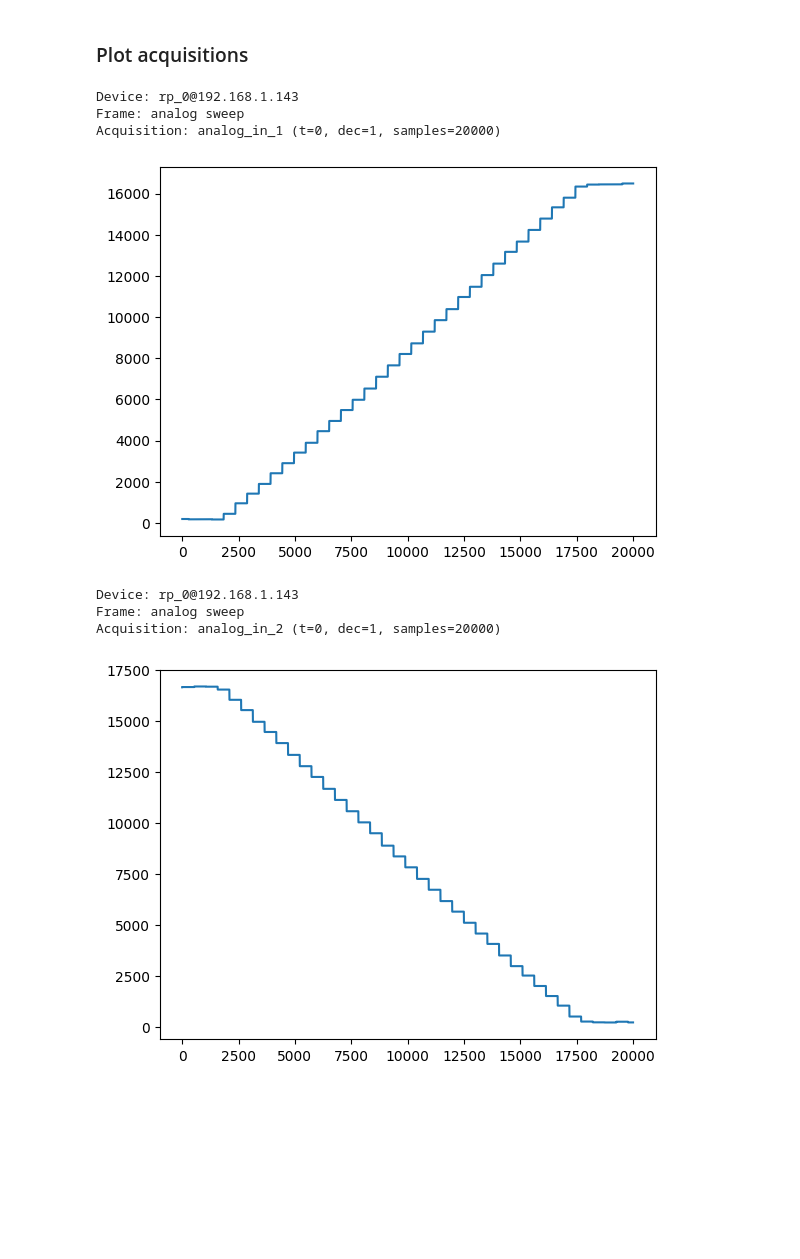
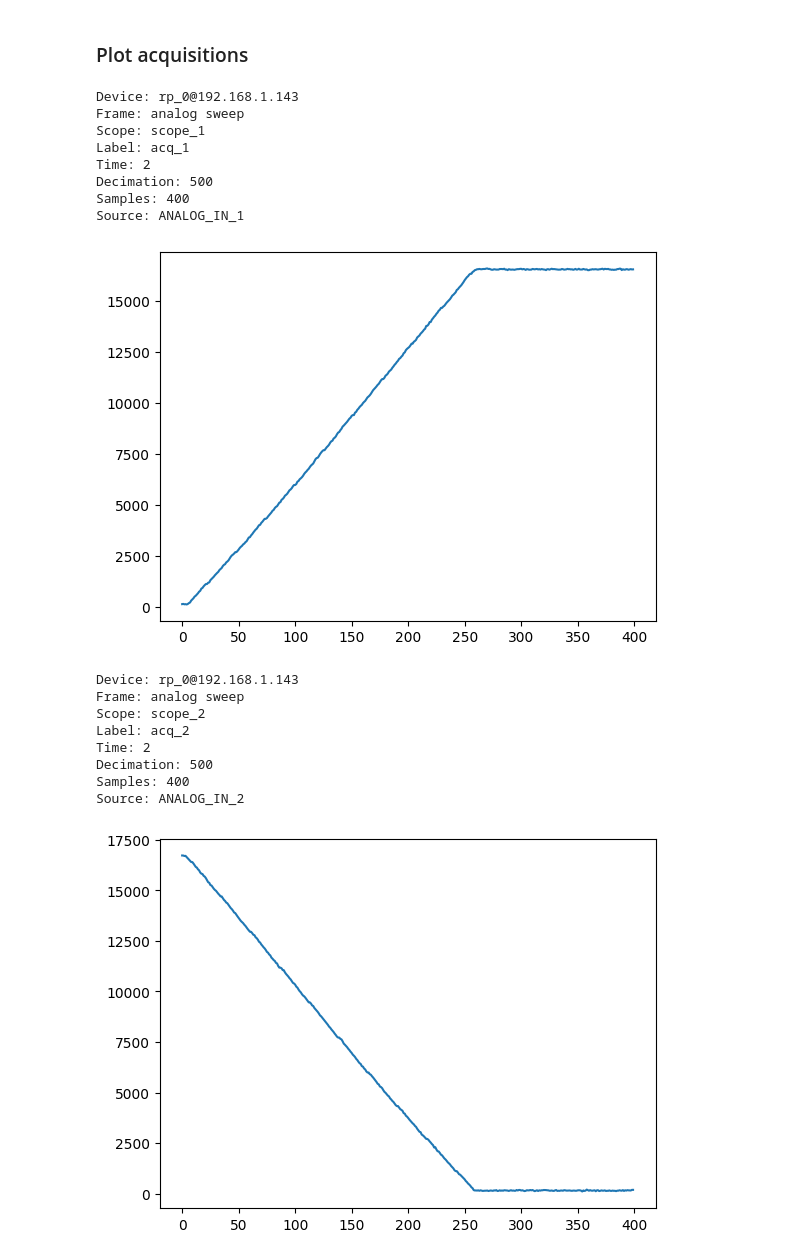
Before and after one commit to dspsandbox/Redpitaya-IO-Sync, a Jupyter notebook: example/analog_in_out.ipynb, the cells around one changed output. Saved outputs shown, nothing was run; the diff lists cells and outputs as text; code cells hidden in the pictures; blank space fills up the shorter version.

```diff
--- a/example/analog_in_out.ipynb
+++ b/example/analog_in_out.ipynb
@@ -9,7 +9,7 @@ from redpitaya_io_sync.io.scope import ScopeSource
 # %% [markdown]
 ### Device instances
 # %%
-rp_0 = Rp_125_14_Z7010(ip="192.168.1.143", label="rp_0")
+rp_0 = Rp_125_14_Z7010(ip="192.168.1.143", label="rp_0", force=True)
 # %% [markdown]
 ### IO Sequences & IO Frames instances
 # %%
@@ -19,31 +19,31 @@ fr_1 = IoSyncFrame(device_type=Rp_125_14_Z7010, trig=None)
 # %% [markdown]
 ### Frame definitions
 # %%
-#FRAME O (config)
+#FRAME O (initialization)
 fr_0.reset()
-fr_0.scope_1.source(ScopeSource.ANALOG_IN_1)
-fr_0.scope_2.source(ScopeSource.ANALOG_IN_2)
-fr_0.scope_1.decimation(1)
-fr_0.scope_2.decimation(1)
+
 fr_0.analog_out_1.duty_cycle(0)
 fr_0.analog_out_2.duty_cycle(1)
-fr_0.wait(10000)
+fr_0.delay(10000)
 
 #FRAME 1 (PWM sweep)
 fr_1.reset()
-fr_1.scope_1.acquire(20000, label="analog_in_1")
-fr_1.scope_2.acquire(20000, label="analog_in_2")
-fr_1.wait(1000)
-for i in range(128):
-    fr_1.analog_out_1.duty_cycle(i/128)
-    fr_1.analog_out_2.duty_cycle(1 - i/128)
-    fr_1.rsync()
-    fr_1.wait(125)
+fr_1.scope_1.source(ScopeSource.ANALOG_IN_1)
+fr_1.scope_2.source(ScopeSource.ANALOG_IN_2)
+fr_1.scope_1.decimation(500) # 250kSa/s
+fr_1.scope_2.decimation(500) # 250kSa/s
+fr_1.scope_1.acquire(400, label="acq_1")
+fr_1.scope_2.acquire(400, label="acq_2")
+fr_1.delay(1000)
+fr_1.set_time_increment(500) # 250kSa/s
+for i in range(256):
+    fr_1.analog_out_1.duty_cycle(i/256)
+    fr_1.analog_out_2.duty_cycle(1 - i/256)
 # %% [markdown]
 ### Sequence definition
 # %%
 seq.reset()
-seq.add_frame(frame=fr_0, device=rp_0, label="config")
+seq.add_frame(frame=fr_0, device=rp_0, label="init")
 seq.add_frame(frame=fr_1, device=rp_0, label="analog sweep")
 
 print(seq.sequence_description())
@@ -92,26 +92,42 @@ seq.stop()
 # %%
 scope_dict = seq.get_scope()
 
 for device_id in scope_dict.keys():
     for frame_label in scope_dict[device_id].keys():
         for scope_label in scope_dict[device_id][frame_label].keys():
             for acq_label in scope_dict[device_id][frame_label][scope_label].keys():
                 t = scope_dict[device_id][frame_label][scope_label][acq_label]["t"]
                 dec = scope_dict[device_id][frame_label][scope_label][acq_label]["dec"]
                 samples = scope_dict[device_id][frame_label][scope_label][acq_label]["samples"]
+                src = scope_dict[device_id][frame_label][scope_label][acq_label]["src"]
                 data = scope_dict[device_id][frame_label][scope_label][acq_label]["data"]
                 print(f"Device: {device_id}")
                 print(f"Frame: {frame_label}")
-                print(f"Acquisition: {acq_label} (t={t}, dec={dec}, samples={samples})")
+                print(f"Scope: {scope_label}")
+                print(f"Label: {acq_label}")
+                print(f"Time: {t}")
+                print(f"Decimation: {dec}")
+                print(f"Samples: {samples}")
+                print(f"Source: {src}")
                 plt.figure()
                 plt.plot(data)
                 plt.show()
 # %% [output]
 Device: rp_0@192.168.1.143
 Frame: analog sweep
-Acquisition: analog_in_1 (t=0, dec=1, samples=20000)
+Scope: scope_1
+Label: acq_1
+Time: 2
+Decimation: 500
+Samples: 400
+Source: ANALOG_IN_1
-[figure, old version]
+[figure, new version]
 Device: rp_0@192.168.1.143
 Frame: analog sweep
-Acquisition: analog_in_2 (t=0, dec=1, samples=20000)
+Scope: scope_2
+Label: acq_2
+Time: 2
+Decimation: 500
+Samples: 400
+Source: ANALOG_IN_2
-[figure, old version]
+[figure, new version]
```
Also changed, not shown: parts of 1 cell of this notebook, 14 other files.
